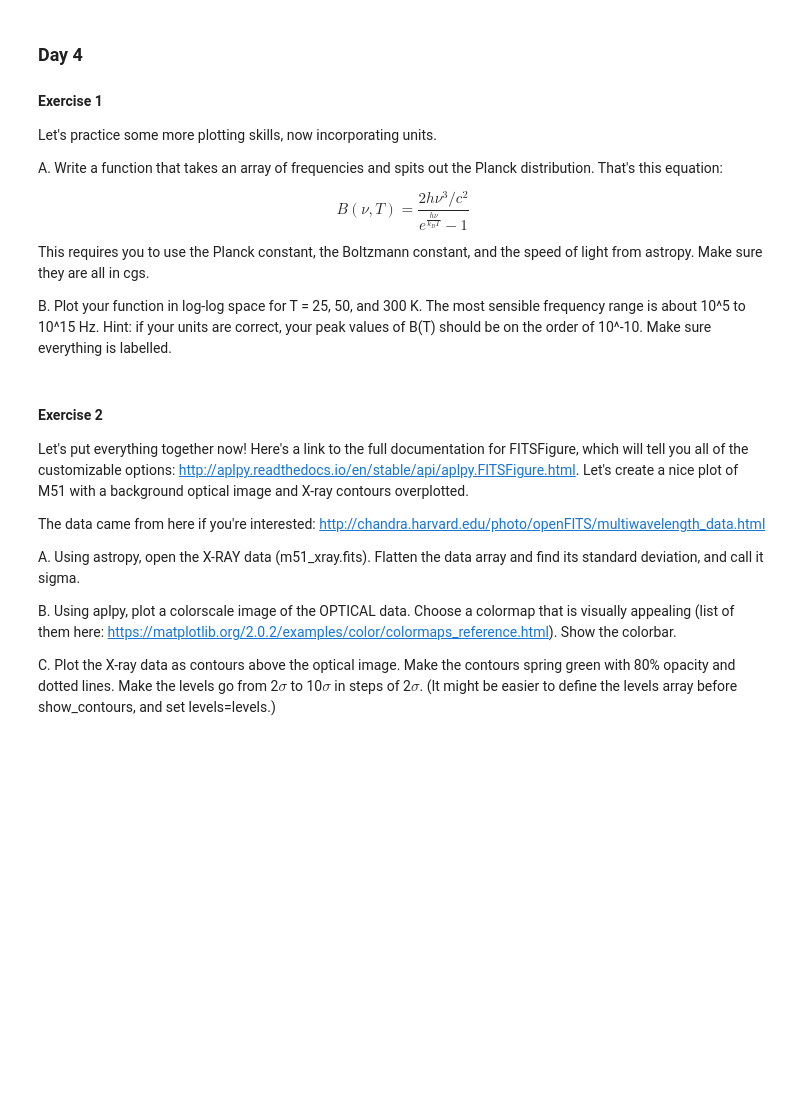
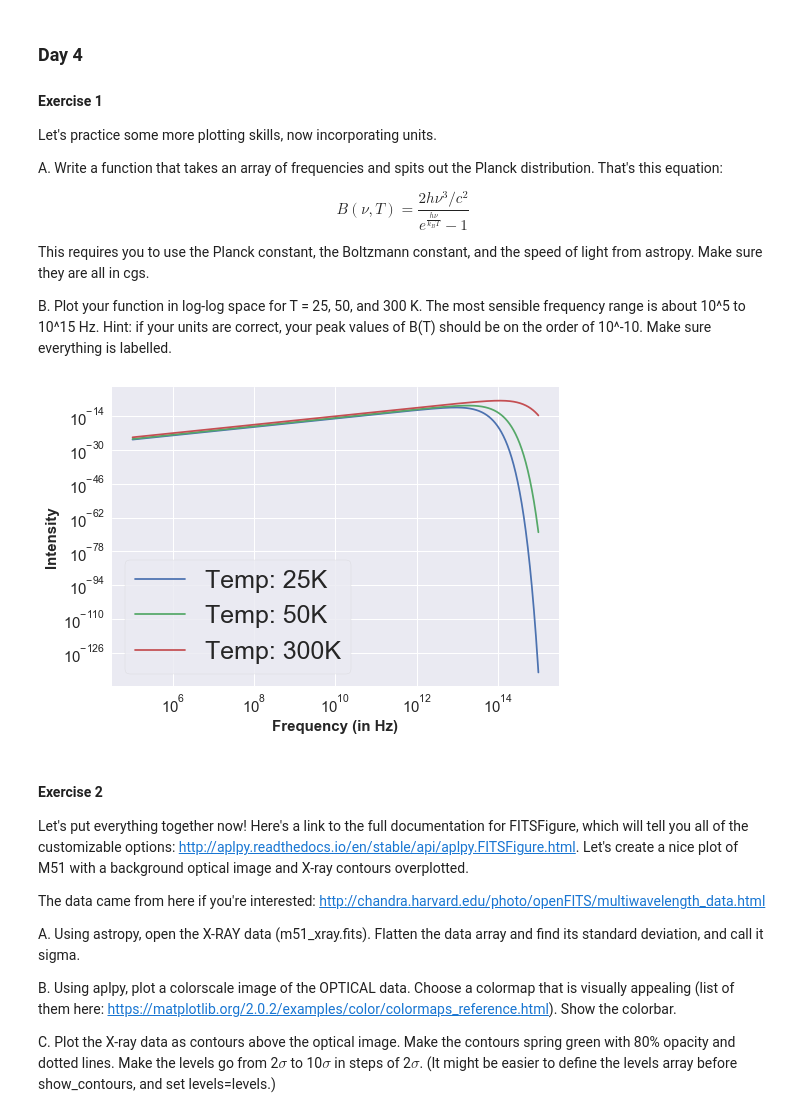
Before and after one commit to UTAustinTAURUS/day-1-exercises-linaflorez, a Jupyter notebook: Exercises_(Lina).ipynb, the cells around one changed output. Cells and saved outputs as stored; diff of their text form; code cells hidden in the pictures; blank space fills up the shorter version.

```diff
--- a/Exercises_(Lina).ipynb
+++ b/Exercises_(Lina).ipynb
@@ -195,3 +198,26 @@ B. Plot your function in log-log space for T = 25, 50, and 300 K. The most sensi
+# %%
+import astropy.constants as const
+import astropy.units as u
+
+def planck_func(v,T):
+    c = ((const.c).cgs).value
+    h = ((const.hbar).cgs).value
+    k_B = ((const.k_B).cgs).value
+    numerator = (2*h*v**3)/(c**2)
+    denominator = np.exp((h*v)/(k_B * T)) - 1
+    return numerator/denominator
+
+freq = np.logspace(5,15,1e3)
+T1, T2, T3 = 25,50,300
+plt.loglog(freq,planck_func(freq,T1), label = "Temp: %iK" % (T1))
+plt.loglog(freq,planck_func(freq,T2), label = "Temp: %iK" % (T2))
+plt.loglog(freq,planck_func(freq,T3), label = "Temp: %iK" % (T3))
+plt.xlabel("Frequency (in Hz)", weight = "bold", size = 15)
+plt.ylabel("Intensity", weight = "bold", size = 15)
+plt.legend(loc = "best", prop = {"size" : 25}, frameon = True)
+plt.tick_params("both", labelsize = 15)
+# %% [output]
+[figure, added]
 # %% [markdown]
 #### Exercise 2
 
```
Also changed, not shown: parts of 6 cells of this notebook.
